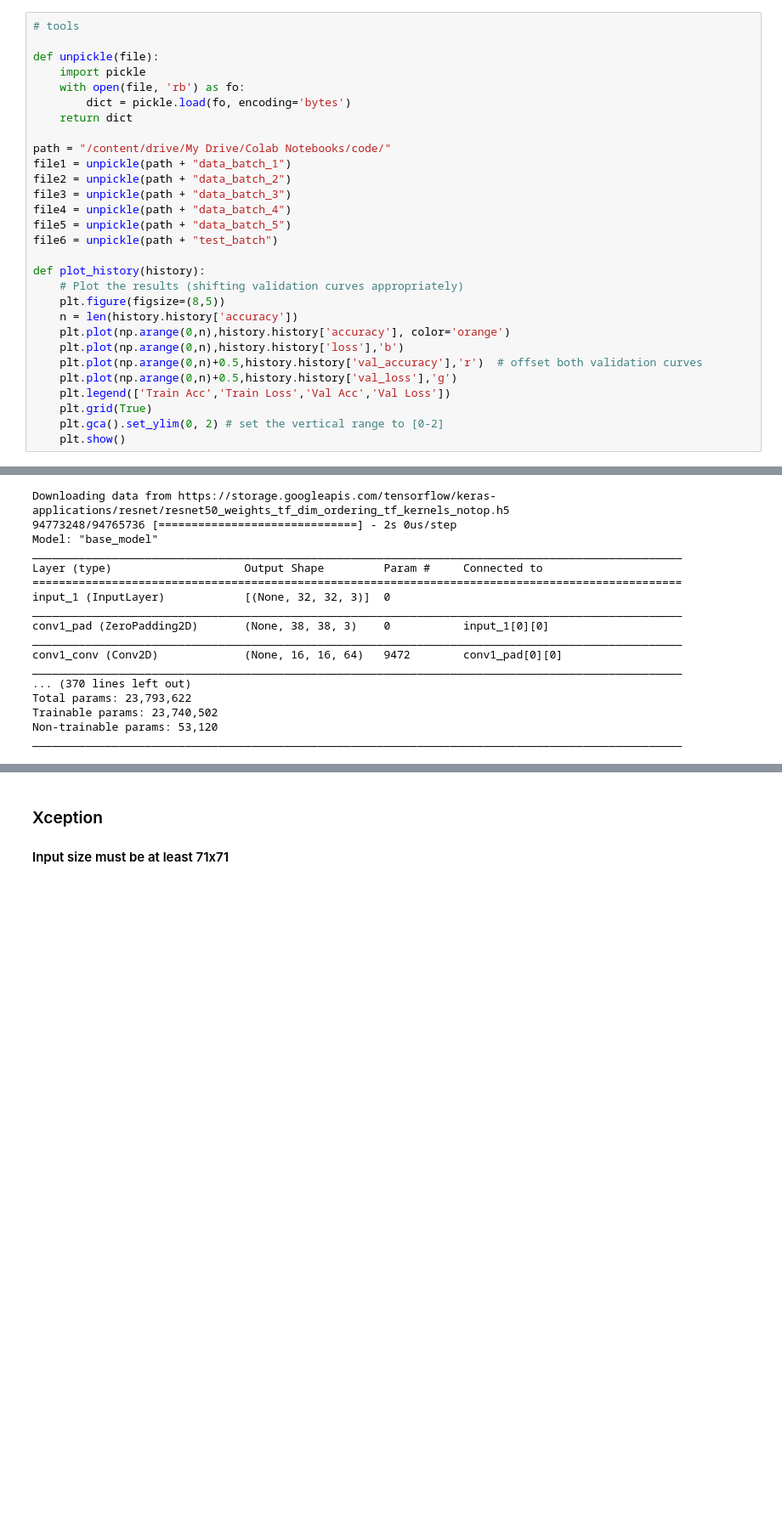
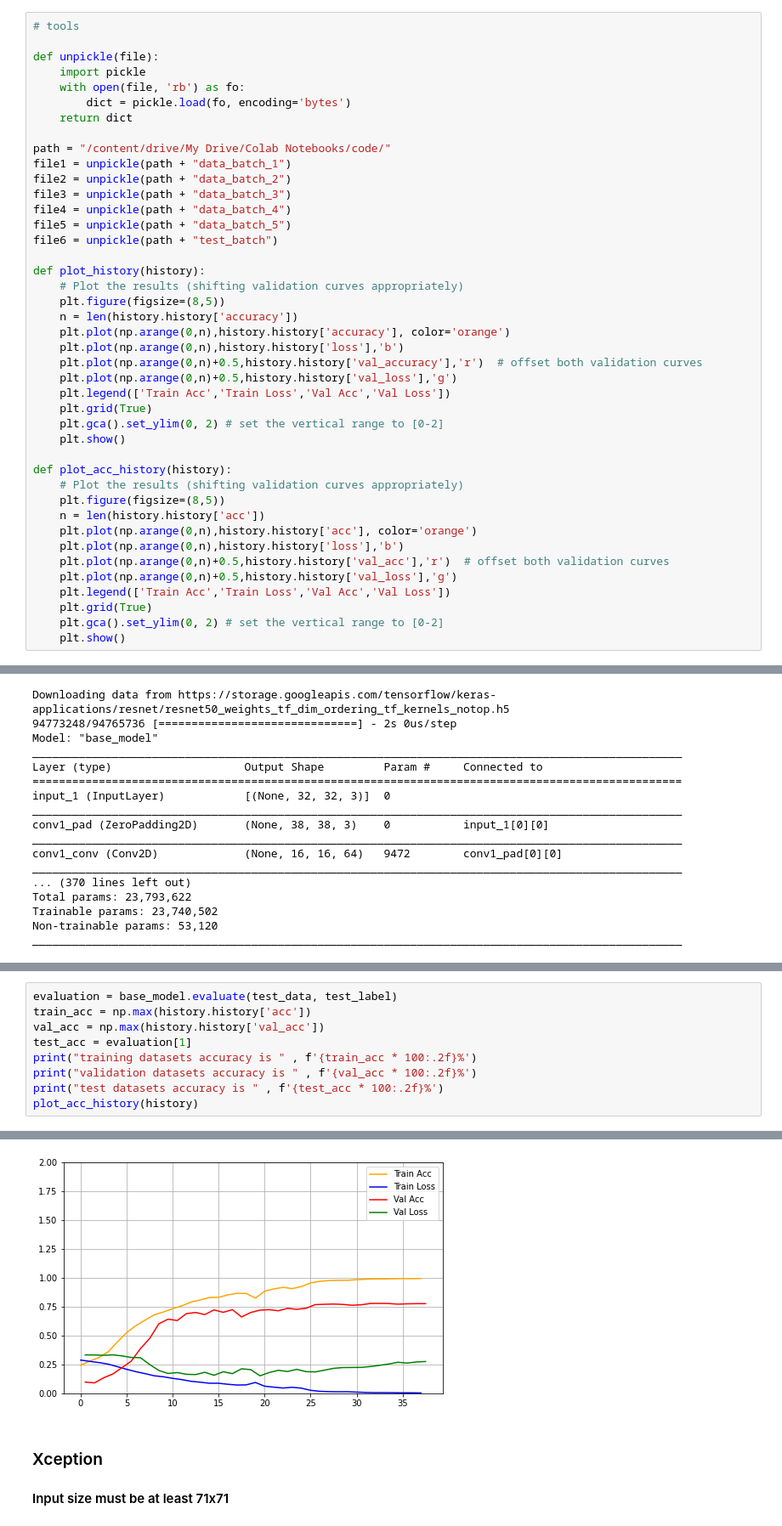
Before and after one commit to feliks3/Deep, a Jupyter notebook: assignment2/assignment2.ipynb, the cells around one changed output, grey strips where cells are left out. Shown at 85% size. Saved outputs shown, nothing was run; the diff lists cells and outputs as text; blank space fills up the shorter version.

```diff
--- a/assignment2/assignment2.ipynb
+++ b/assignment2/assignment2.ipynb
@@ -56,6 +47,19 @@ def plot_history(history):
     plt.grid(True)
     plt.gca().set_ylim(0, 2) # set the vertical range to [0-2]
     plt.show()
+
+def plot_acc_history(history):
+    # Plot the results (shifting validation curves appropriately)
+    plt.figure(figsize=(8,5))
+    n = len(history.history['acc'])
+    plt.plot(np.arange(0,n),history.history['acc'], color='orange')
+    plt.plot(np.arange(0,n),history.history['loss'],'b')
+    plt.plot(np.arange(0,n)+0.5,history.history['val_acc'],'r')  # offset both validation curves
+    plt.plot(np.arange(0,n)+0.5,history.history['val_loss'],'g')
+    plt.legend(['Train Acc','Train Loss','Val Acc','Val Loss'])
+    plt.grid(True)
+    plt.gca().set_ylim(0, 2) # set the vertical range to [0-2]
+    plt.show()
 # %% [markdown]
 ### data processing
 * normalization
@@ -806,0 +804,10 @@ Epoch 15/100
+# %%
+evaluation = base_model.evaluate(test_data, test_label)
+train_acc = np.max(history.history['acc'])
+val_acc = np.max(history.history['val_acc'])
+test_acc = evaluation[1]
+print("training datasets accuracy is " , f'{train_acc * 100:.2f}%')
+print("validation datasets accuracy is " , f'{val_acc * 100:.2f}%')
+print("test datasets accuracy is " , f'{test_acc * 100:.2f}%')
+plot_acc_history(history)
+# %% [output]
@@ -807,3 +818,4 @@ Epoch 15/100
+[figure, added]
 # %% [markdown]
 ### Xception
 #### Input size must be at least 71x71
```
Also changed, not shown: parts of 9 cells of this notebook, 1 other file.
